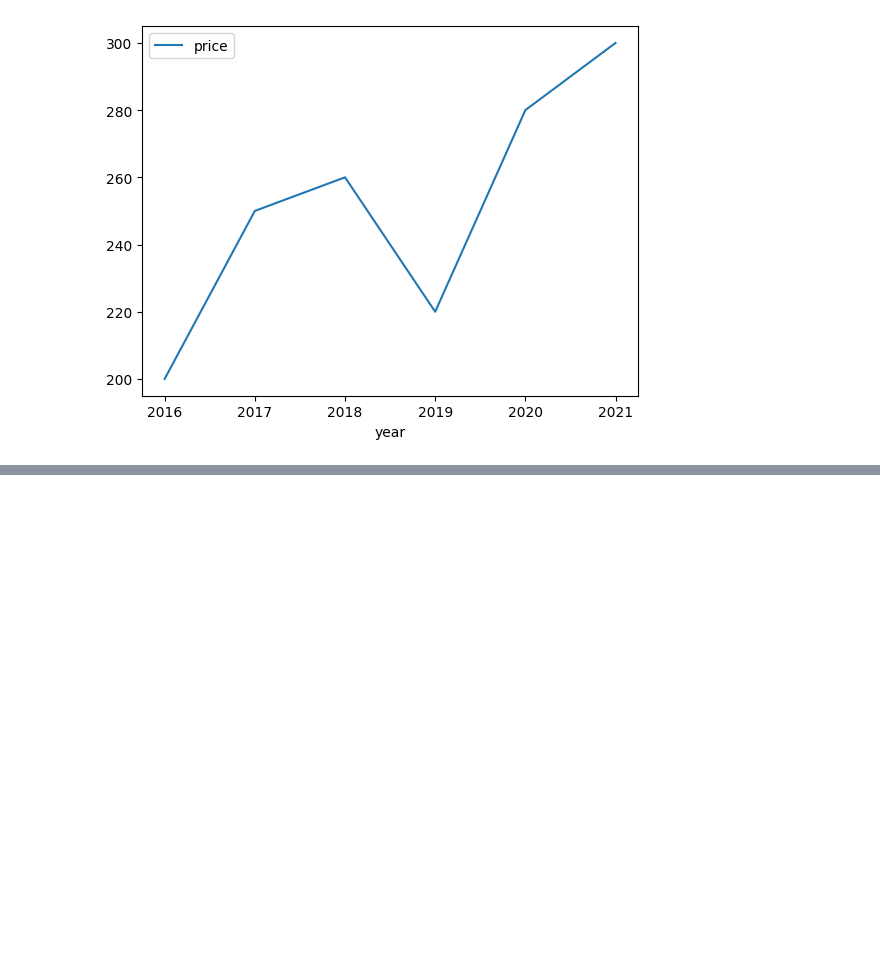
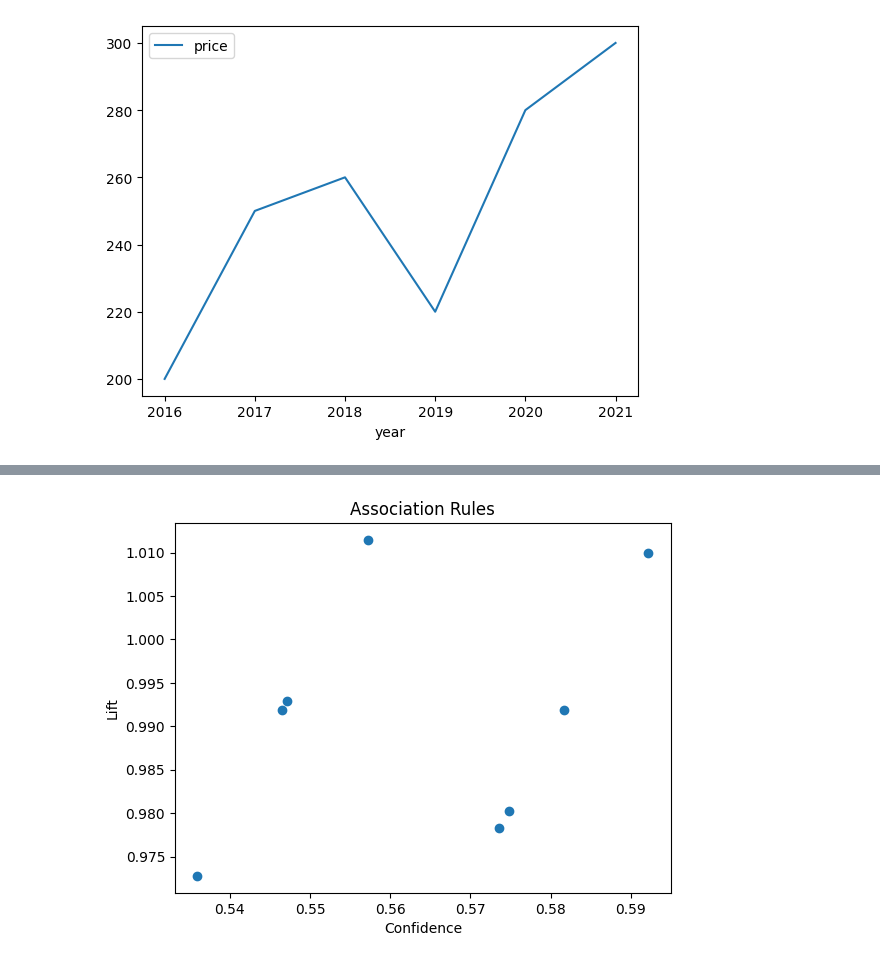
Before and after one commit to AMIRHOSSEINFSH/OnlineStoreCustomerAnalyses, a Jupyter notebook: processor/Main.ipynb, the cells around one changed output, grey strips where cells are left out. Saved outputs shown, nothing was run; the diff lists cells and outputs as text; code cells hidden in the pictures; blank space fills up the shorter version.

```diff
--- a/processor/Main.ipynb
+++ b/processor/Main.ipynb
@@ -44,0 +125,8 @@ df_line.plot('year', 'price')
+# %%
+plt.scatter(association_rules_df['confidence'], association_rules_df['lift'])
+plt.xlabel('Confidence')
+plt.ylabel('Lift')
+plt.title('Association Rules')
+plt.show()
+# %% [output]
+[figure, added]
```
Also changed, not shown: parts of 7 cells of this notebook, 2 other files.
